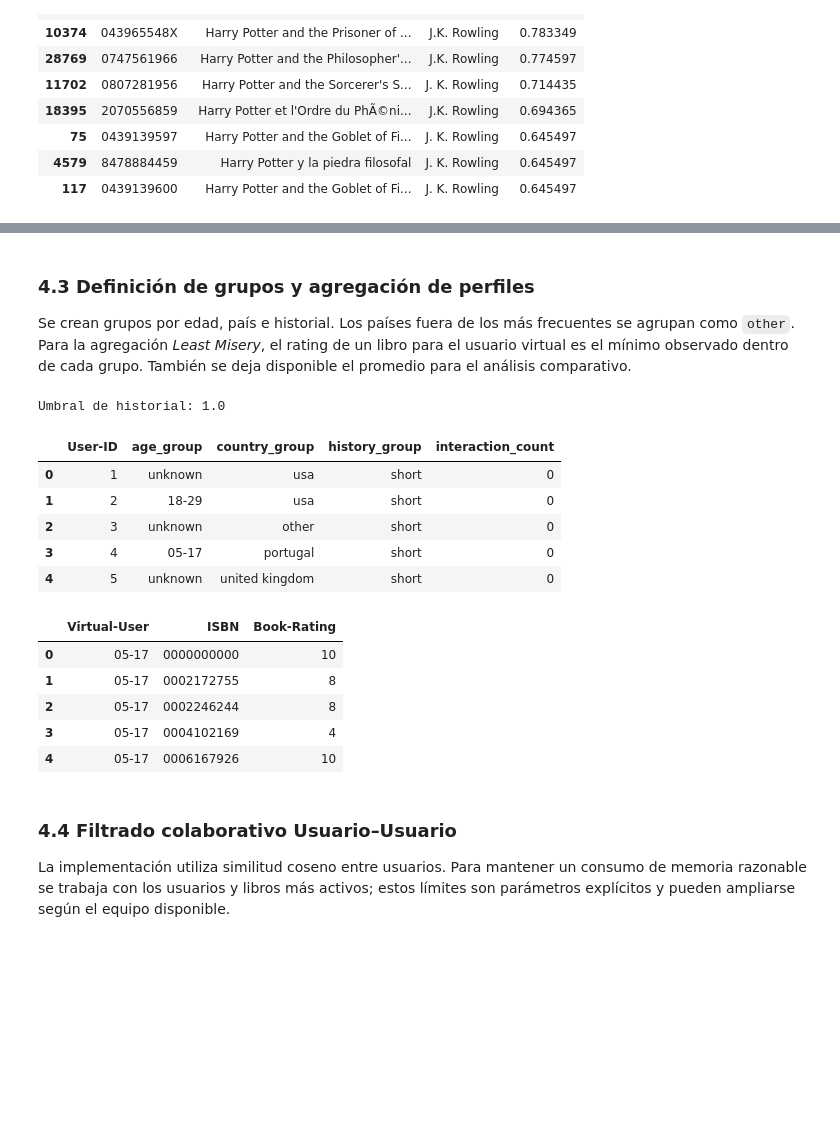
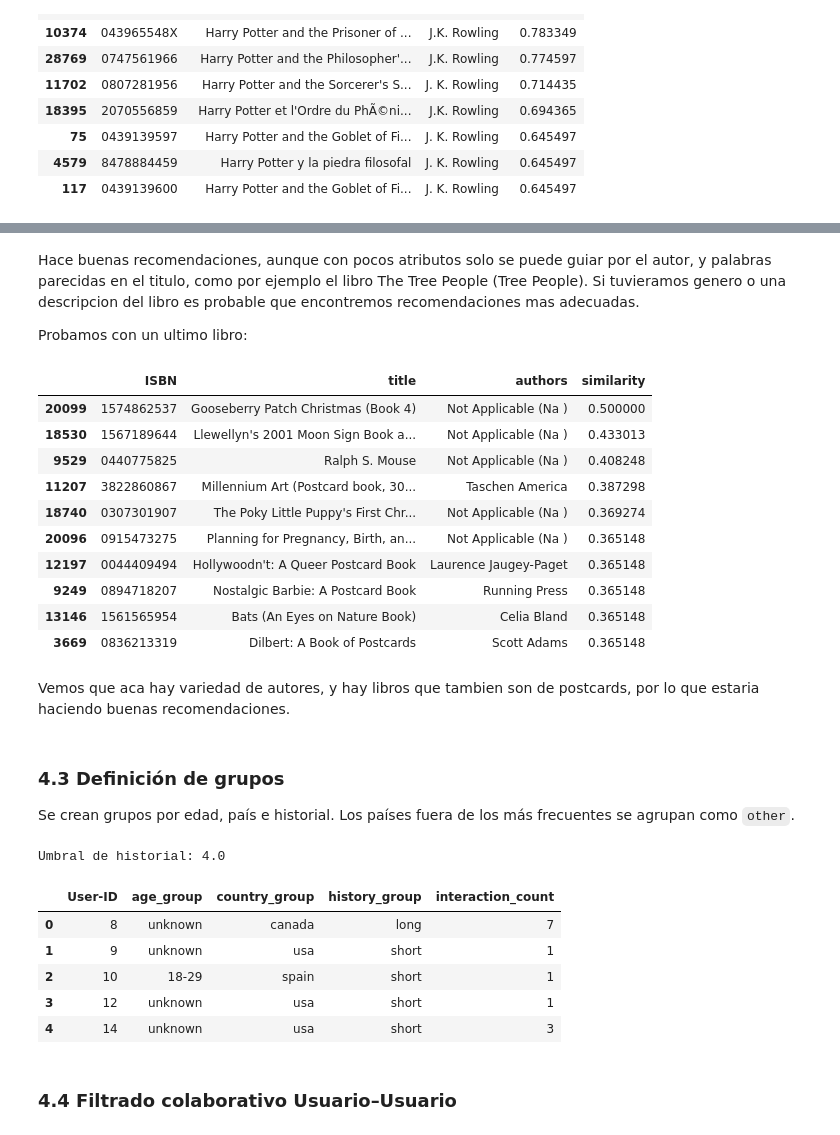
Before and after one commit to arriagaeugenia/sistemas_de_recomendacion_2026, a Jupyter notebook: SistemasDeRecomendacion.ejecutada.ipynb, the cells around one changed output, grey strips where cells are left out. Cells and saved outputs as stored; diff of their text form; code cells hidden in the pictures; blank space fills up the shorter version.

```diff
--- a/SistemasDeRecomendacion.ejecutada.ipynb
+++ b/SistemasDeRecomendacion.ejecutada.ipynb
@@ -343,55 +398,59 @@ recommend_similar_books('Harry Potter', n=10)
+# %% [markdown]
+Hace buenas recomendaciones, aunque con pocos atributos solo se puede guiar por el autor, y palabras parecidas en el titulo, como por ejemplo el libro The Tree People (Tree People). Si tuvieramos genero o una descripcion del libro es probable que encontremos recomendaciones mas adecuadas.
+
+Probamos con un ultimo libro:
+# %%
+recommend_similar_books('Natural California: A Postcard Book', n=10)
+# %% [output]
+|  | ISBN | title | authors | similarity |
+| 20099 | 1574862537 | Gooseberry Patch Christmas (Book 4) | Not Applicable (Na ) | 0.500000 |
+| 18530 | 1567189644 | Llewellyn's 2001 Moon Sign Book a... | Not Applicable (Na ) | 0.433013 |
+| 9529 | 0440775825 | Ralph S. Mouse | Not Applicable (Na ) | 0.408248 |
+| 11207 | 3822860867 | Millennium Art (Postcard book, 30... | Taschen America | 0.387298 |
+| 18740 | 0307301907 | The Poky Little Puppy's First Chr... | Not Applicable (Na ) | 0.369274 |
+| 20096 | 0915473275 | Planning for Pregnancy, Birth, an... | Not Applicable (Na ) | 0.365148 |
+| 12197 | 0044409494 | Hollywoodn't: A Queer Postcard Book | Laurence Jaugey-Paget | 0.365148 |
+| 9249 | 0894718207 | Nostalgic Barbie: A Postcard Book | Running Press | 0.365148 |
+| 13146 | 1561565954 | Bats (An Eyes on Nature Book) | Celia Bland | 0.365148 |
+| 3669 | 0836213319 | Dilbert: A Book of Postcards | Scott Adams | 0.365148 |
+# %% [markdown]
+Vemos que aca hay variedad de autores, y hay libros que tambien son de postcards, por lo que estaria haciendo buenas recomendaciones.
 # %% [markdown]
-### 4.3 Definición de grupos y agregación de perfiles
+### 4.3 Definición de grupos
 
-Se crean grupos por edad, país e historial. Los países fuera de los más frecuentes se agrupan como `other`. Para la agregación *Least Misery*, el rating de un libro para el usuario virtual es el mínimo observado dentro de cada grupo. También se deja disponible el promedio para el análisis comparativo.
+Se crean grupos por edad, país e historial. Los países fuera de los más frecuentes se agrupan como `other`.
 # %%
 interaction_counts = explicit_ratings.groupby('User-ID').size().rename('interaction_count')
-user_groups = users.merge(interaction_counts, on='User-ID', how='left')
-user_groups['interaction_count'] = user_groups['interaction_count'].fillna(0).astype(int)
+
+#Hacemos un inner join con los usuarios para que solo entren a la tabla los que tengan al menos un rating hecho
+user_groups = users.merge(interaction_counts, on='User-ID', how='inner')
+user_groups['interaction_count'] = user_groups['interaction_count'].astype(int)
 
 user_groups['age_group'] = pd.cut(
     user_groups['Age'], bins=[4, 17, 29, 44, 64, 100],
     labels=['05-17', '18-29', '30-44', '45-64', '65-100']
 ).astype('object').fillna('unknown')
 
 top_countries = user_groups.loc[user_groups['Country'] != 'unknown', 'Country'].value_counts().head(10).index
 user_groups['country_group'] = np.where(user_groups['Country'].isin(top_countries), user_groups['Country'], 'other')
-active_counts = user_groups.loc[user_groups['interaction_count'] > 0, 'interaction_count']
-history_threshold = active_counts.median()
+# Umbral solo entre usuarios evaluables (>=2 ratings): el holdout descarta
+# a quienes tienen 0 o 1, así que si la mediana se calcula sobre todos los activos
+# (a menudo da 1.0) el grupo "short" nunca aparece en test.
+evaluable_counts = user_groups.loc[user_groups['interaction_count'] >= 2, 'interaction_count']
+history_threshold = evaluable_counts.median()
 user_groups['history_group'] = np.where(
     user_groups['interaction_count'] <= history_threshold, 'short', 'long'
 )
 
 print('Umbral de historial:', history_threshold)
 display(user_groups[['User-ID', 'age_group', 'country_group', 'history_group', 'interaction_count']].head())
-
-def aggregate_profiles(rating_data, group_column, strategy='least_misery'):
-    if strategy not in {'least_misery', 'average'}:
-        raise ValueError("strategy debe ser 'least_misery' o 'average'")
-    merged = rating_data.merge(user_groups[['User-ID', group_column]], on='User-ID', how='inner')
-    aggregation = 'min' if strategy == 'least_misery' else 'mean'
-    return (merged.groupby([group_column, 'ISBN'], as_index=False)['Book-Rating']
-            .agg(aggregation)
-            .rename(columns={group_column: 'Virtual-User'}))
-
-least_misery_age = aggregate_profiles(train_ratings, 'age_group', 'least_misery')
-average_age = aggregate_profiles(train_ratings, 'age_group', 'average')
-display(least_misery_age.head())
 # %% [output]
-Umbral de historial: 1.0
+Umbral de historial: 4.0
 |  | User-ID | age_group | country_group | history_group | interaction_count |
-| 0 | 1 | unknown | usa | short | 0 |
-| 1 | 2 | 18-29 | usa | short | 0 |
-| 2 | 3 | unknown | other | short | 0 |
-| 3 | 4 | 05-17 | portugal | short | 0 |
-| 4 | 5 | unknown | united kingdom | short | 0 |
+| 0 | 8 | unknown | canada | long | 7 |
+| 1 | 9 | unknown | usa | short | 1 |
+| 2 | 10 | 18-29 | spain | short | 1 |
+| 3 | 12 | unknown | usa | short | 1 |
+| 4 | 14 | unknown | usa | short | 3 |
-|  | Virtual-User | ISBN | Book-Rating |
-| 0 | 05-17 | 0000000000 | 10 |
-| 1 | 05-17 | 0002172755 | 8 |
-| 2 | 05-17 | 0002246244 | 8 |
-| 3 | 05-17 | 0004102169 | 4 |
-| 4 | 05-17 | 0006167926 | 10 |
 # %% [markdown]
 ### 4.4 Filtrado colaborativo Usuario–Usuario
-
-La implementación utiliza similitud coseno entre usuarios. Para mantener un consumo de memoria razonable se trabaja con los usuarios y libros más activos; estos límites son parámetros explícitos y pueden ampliarse según el equipo disponible.
```
Also changed, not shown: parts of 50 cells of this notebook, 2 other files.
